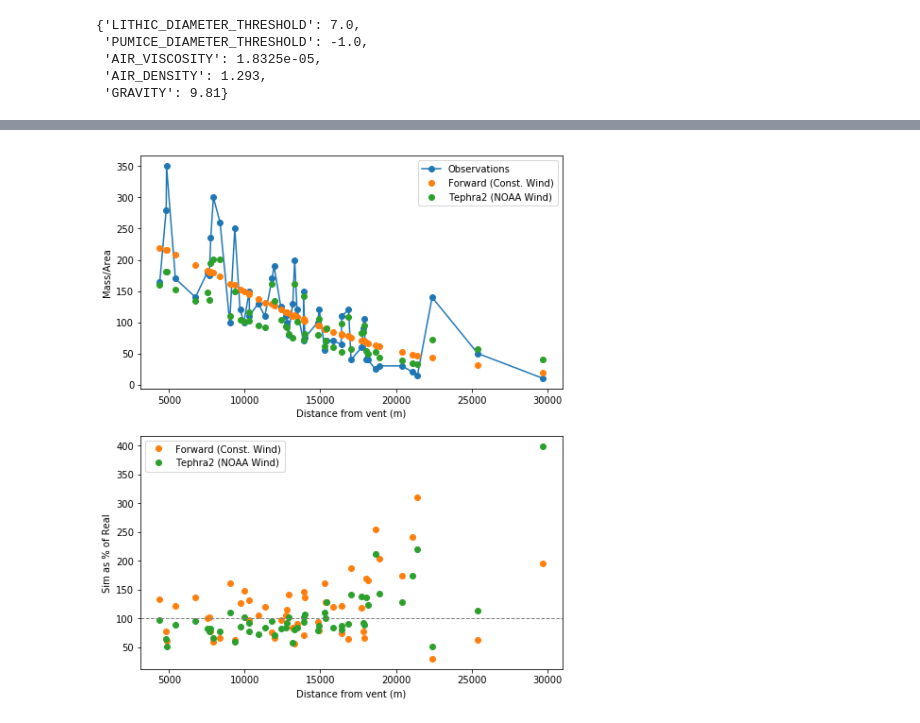
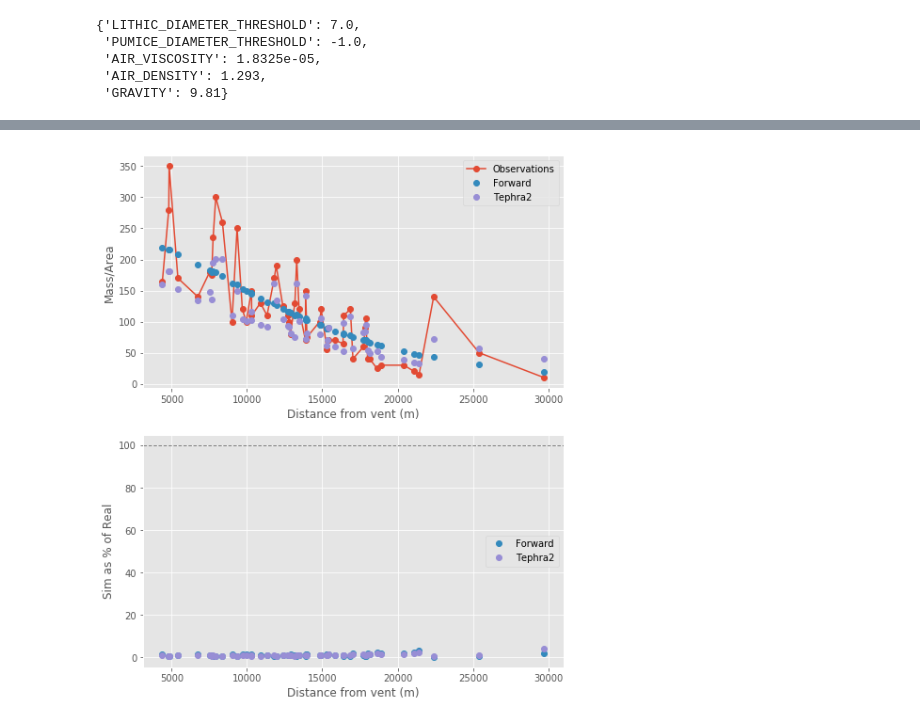
Before and after one commit to nmostert/inversion_project, a Jupyter notebook: Pululagua_Inversion_Examples.ipynb, the cells around one changed output, grey strips where cells are left out. Drawn from its saved outputs; the diff is of its cells as text; code cells hidden in the pictures.

```diff
--- a/Pululagua_Inversion_Examples.ipynb
+++ b/Pululagua_Inversion_Examples.ipynb
@@ -18,6 +18,8 @@ from pandas import ExcelWriter
 from pandas import ExcelFile
 import xlrd
 import re
+pd.options.display.float_format = '{:,g}'.format
+plt.style.use(['ggplot'])
 # %%
 filename = "./data/pululagua/pulu_real_data.csv"
 
@@ -44,7 +46,7 @@ plt.show()
 obs_df = raw_df.copy()
 
 #This is going to be 100 across. Just needs to be the same as the other dfs.
-obs_df["Residual"] = obs_df["MassArea"]/obs_df["MassArea"]*100
+obs_df["Residual"] = obs_df["MassArea"]/obs_df["MassArea"]
 
 vis.plot_sample(obs_df, vent=(0,0), log=False, title="Preprocessed Data", cbar_label="Mass/Area")
 # plt.savefig("pululagua/All_trans.png", dpi=200, format='png')
@@ -55,7 +57,7 @@ plt.show()
 # %%
 t2_df, _, _, _ = io.read_tephra2("data/pululagua/pulu_out.txt")
 
-t2_df["Residual"] = t2_df["MassArea"].values/obs_df["MassArea"].values*100
+t2_df["Residual"] = t2_df["MassArea"].values/obs_df["MassArea"].values
 
 display(t2_df.head())
 # %% [output]
@@ -218,6 +220,6 @@ forward_df = df_merge
 
 forward_df["radius"] = np.sqrt(forward_df["Easting"]**2 + forward_df["Northing"]**2)
 forward_df = forward_df.sort_values(by=['radius'])
-forward_df["Residual"] = forward_df["MassArea"].values/obs_df["MassArea"].values*100
+forward_df["Residual"] = forward_df["MassArea"].values/obs_df["MassArea"].values
 display(forward_df.head())
 # %% [output]
@@ -276,25 +336,25 @@ plt.show()
 # %%
 fig, axs = plt.subplots(2,1, figsize=(
         8,10), facecolor='w', edgecolor='k')
 axs = axs.ravel()
 
 axs[0].plot(obs_df["radius"].values, obs_df["MassArea"].values, 'C0o-', label="Observations")
 # plt.plot(rotdf["radius"].values, rotdf["MassArea"].values, 'C1o-')
-axs[0].plot(forward_df["radius"].values, forward_df["MassArea"].values, 'C1o', label="Forward (Const. Wind)")
-axs[0].plot(t2_df["radius"].values, t2_df["MassArea"].values, 'C2o', label="Tephra2 (NOAA Wind)")
+axs[0].plot(forward_df["radius"].values, forward_df["MassArea"].values, 'C1o', label="Forward")
+axs[0].plot(t2_df["radius"].values, t2_df["MassArea"].values, 'C2o', label="Tephra2")
 axs[0].legend()
 axs[0].set_xlabel("Distance from vent (m)")
 axs[0].set_ylabel("Mass/Area")
 
-axs[1].plot(forward_df["radius"].values, forward_df["Residual"].values, 'C1o', label="Forward (Const. Wind)")
-axs[1].plot(t2_df["radius"].values, t2_df["Residual"].values, 'C2o', label="Tephra2 (NOAA Wind)")
+axs[1].plot(forward_df["radius"].values, forward_df["Residual"].values, 'C1o', label="Forward")
+axs[1].plot(t2_df["radius"].values, t2_df["Residual"].values, 'C2o', label="Tephra2")
 axs[1].axhline(100, linestyle="--", lw=1, c="gray")
 axs[1].legend()
 axs[1].set_xlabel("Distance from vent (m)")
 axs[1].set_ylabel("Sim as % of Real")
 plt.show()
 # %% [output]
-[figure, old version]
+[figure, new version]
 # %%
 priors_vals = {
     "a": 1.1,
```
Also changed, not shown: parts of 15 cells of this notebook, 5 other files.
